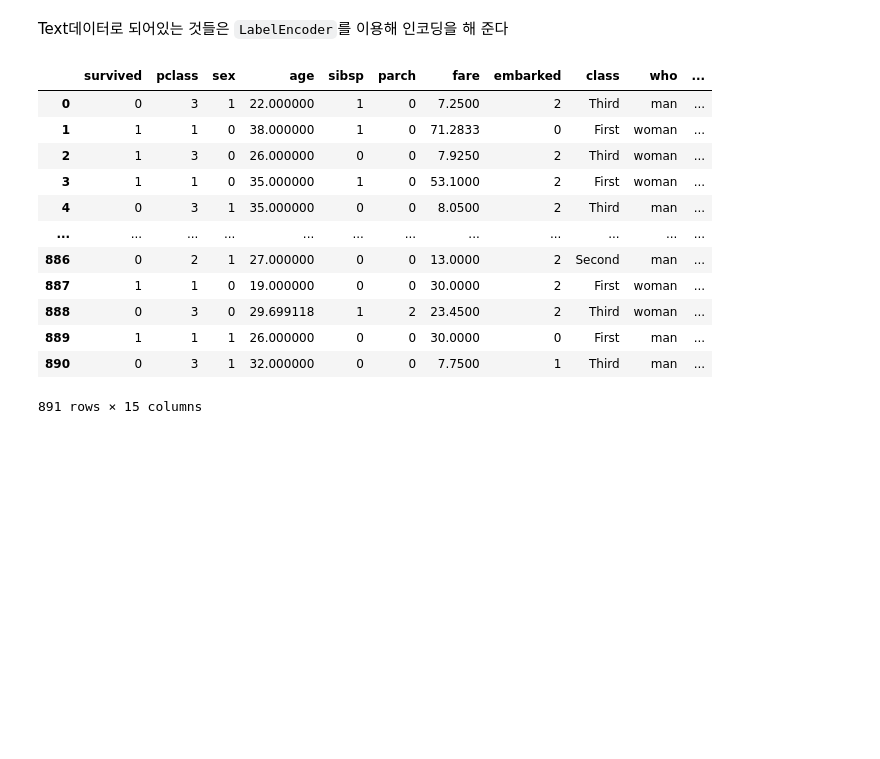
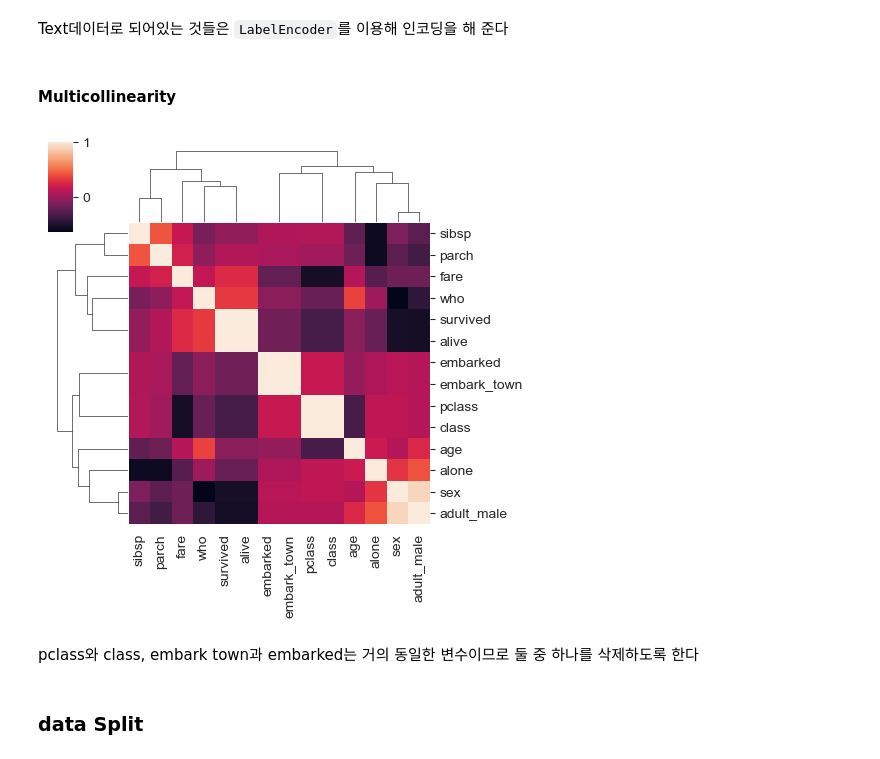
Before and after one commit to Tommylee1013/DataScience, a Jupyter notebook: titanic.ipynb, the cells around one changed output. Saved outputs shown, nothing was run; the diff lists cells and outputs as text; code cells hidden in the pictures; blank space fills up the shorter version.

Commit message:
titanic data update

```diff
--- a/titanic.ipynb
+++ b/titanic.ipynb
@@ -55,19 +55,22 @@ from sklearn.preprocessing import LabelEncoder
 data['sex'] = LabelEncoder().fit_transform(data['sex'])
 # %%
 data['embarked'] = LabelEncoder().fit_transform(data['embarked'])
+# %%
+data['class'] = LabelEncoder().fit_transform(data['class'])
+data['who'] = LabelEncoder().fit_transform(data['who'])
 # %%
-data
+data.drop(['deck'], axis = 1, inplace = True)
+data['adult_male'] = LabelEncoder().fit_transform(data['adult_male'])
+data['embark_town'].fillna(data['embark_town'].mode()[0], inplace = True)
+data['embark_town'] = LabelEncoder().fit_transform(data['embark_town'])
+data['alive'] = LabelEncoder().fit_transform(data['alive'])
+data['alone'] = LabelEncoder().fit_transform(data['alone'])
-# %% [output]
-|  | survived | pclass | sex | age | sibsp | parch | fare | embarked | class | who | ... |
-| 0 | 0 | 3 | 1 | 22.000000 | 1 | 0 | 7.2500 | 2 | Third | man | ... |
-| 1 | 1 | 1 | 0 | 38.000000 | 1 | 0 | 71.2833 | 0 | First | woman | ... |
-| 2 | 1 | 3 | 0 | 26.000000 | 0 | 0 | 7.9250 | 2 | Third | woman | ... |
-| 3 | 1 | 1 | 0 | 35.000000 | 1 | 0 | 53.1000 | 2 | First | woman | ... |
-| 4 | 0 | 3 | 1 | 35.000000 | 0 | 0 | 8.0500 | 2 | Third | man | ... |
-| ... | ... | ... | ... | ... | ... | ... | ... | ... | ... | ... | ... |
-| 886 | 0 | 2 | 1 | 27.000000 | 0 | 0 | 13.0000 | 2 | Second | man | ... |
-| 887 | 1 | 1 | 0 | 19.000000 | 0 | 0 | 30.0000 | 2 | First | woman | ... |
-| 888 | 0 | 3 | 0 | 29.699118 | 1 | 2 | 23.4500 | 2 | Third | woman | ... |
-| 889 | 1 | 1 | 1 | 26.000000 | 0 | 0 | 30.0000 | 0 | First | man | ... |
-| 890 | 0 | 3 | 1 | 32.000000 | 0 | 0 | 7.7500 | 1 | Third | man | ... |
-891 rows × 15 columns
+# %% [markdown]
+#### Multicollinearity
+# %%
+sns.clustermap(data.corr(), figsize = (5, 5))
+plt.show()
+# %% [output]
+[figure, added]
+# %% [markdown]
+pclass와 class, embark town과 embarked는 거의 동일한 변수이므로 둘 중 하나를 삭제하도록 한다
@@ -73,0 +79,2 @@ data
+# %% [markdown]
+### data Split
```
Also changed, not shown: parts of 56 cells of this notebook.
